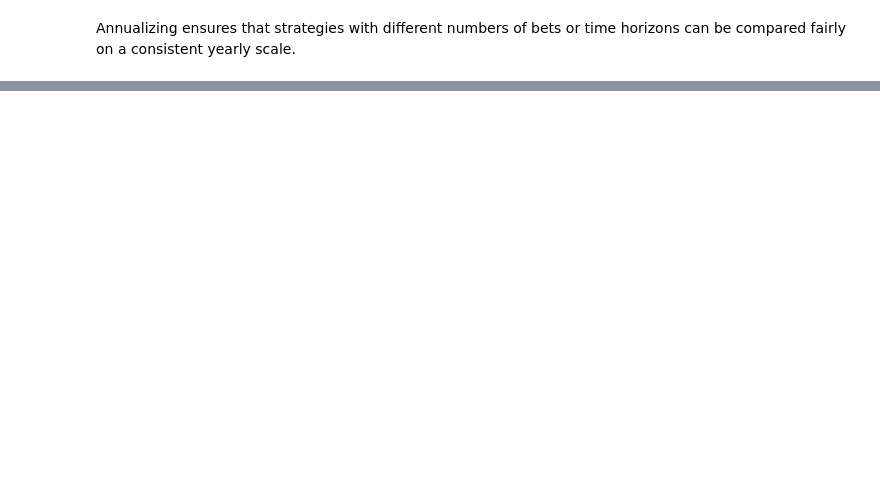
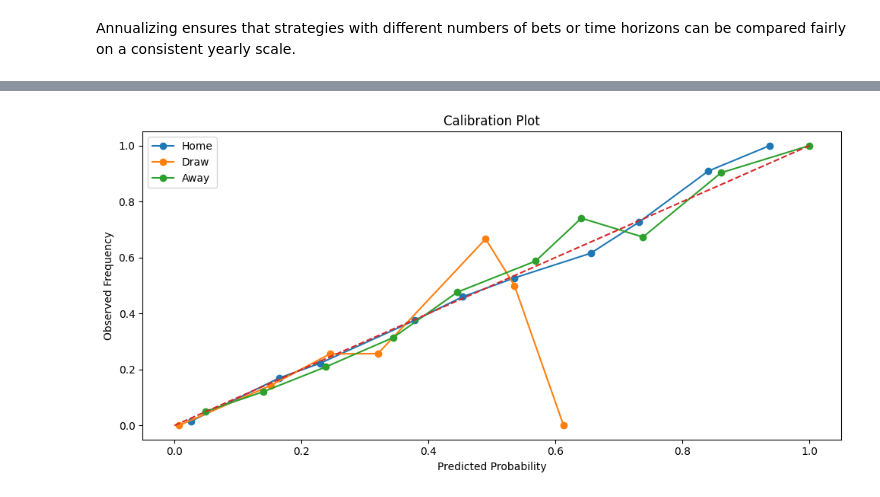
Before and after one commit to Radina01/sMArtYBEt, a Jupyter notebook: Documentation.ipynb, the cells around one changed output, grey strips where cells are left out. Cells and saved outputs as stored; diff of their text form; code cells hidden in the pictures; blank space fills up the shorter version.

```diff
--- a/Documentation.ipynb
+++ b/Documentation.ipynb
@@ -122,0 +247,4 @@ Annualizing ensures that strategies with different numbers of bets or time horiz
+# %%
+plot_calibration_curve(calibrated_model, X_test_last, y_test_last, ["Home", "Draw", "Away"])
+# %% [output]
+[figure, added]
```
Also changed, not shown: parts of 58 cells of this notebook, 20 other files.
